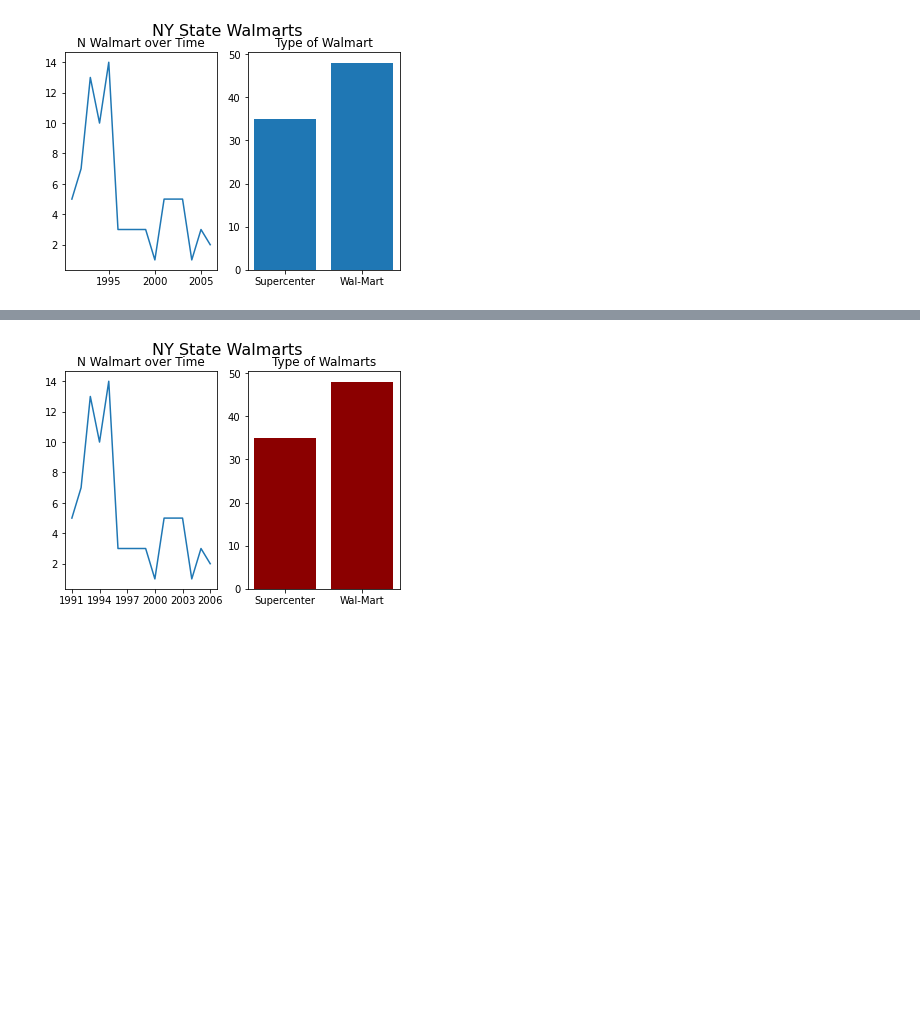
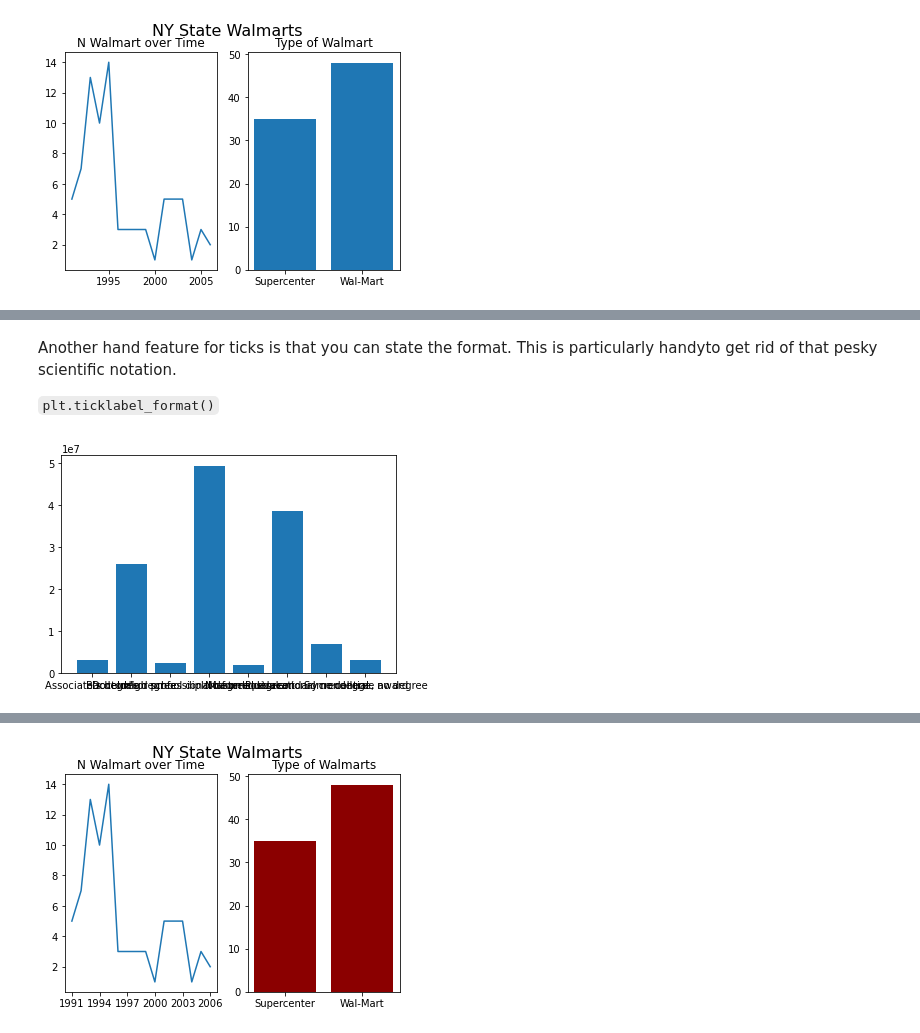
Before and after one commit to somethingabout/Data_Analysis_Python_R, a Jupyter notebook: Becoming a Viz Kid part 2/Lecture 9.ipynb, the cells around one changed output, grey strips where cells are left out. Drawn from its saved outputs; the diff is of its cells as text; code cells hidden in the pictures; blank space fills up the shorter version.

```diff
--- a/Becoming a Viz Kid part 2/Lecture 9.ipynb
+++ b/Becoming a Viz Kid part 2/Lecture 9.ipynb
@@ -247,0 +254,18 @@ plt.show()
+# %% [markdown]
+Another hand feature for ticks is that you can state the format. This is particularly handyto get rid of that pesky scientific notation.
+
+`plt.ticklabel_format()`
+# %%
+#Let's use a different datasete for this example
+
+jobs = pd.read_csv(path+'job-automation-probability.csv')
+
+
+emp = jobs[['numbEmployed','education']].groupby(['education']).sum().reset_index()
+
+plt.bar(emp['education'],emp['numbEmployed'])
+plt.show()
+
+# Not a great graph here!
+# %% [output]
+[figure, added]
```
Also changed, not shown: parts of 7 cells of this notebook, 2 other files.
